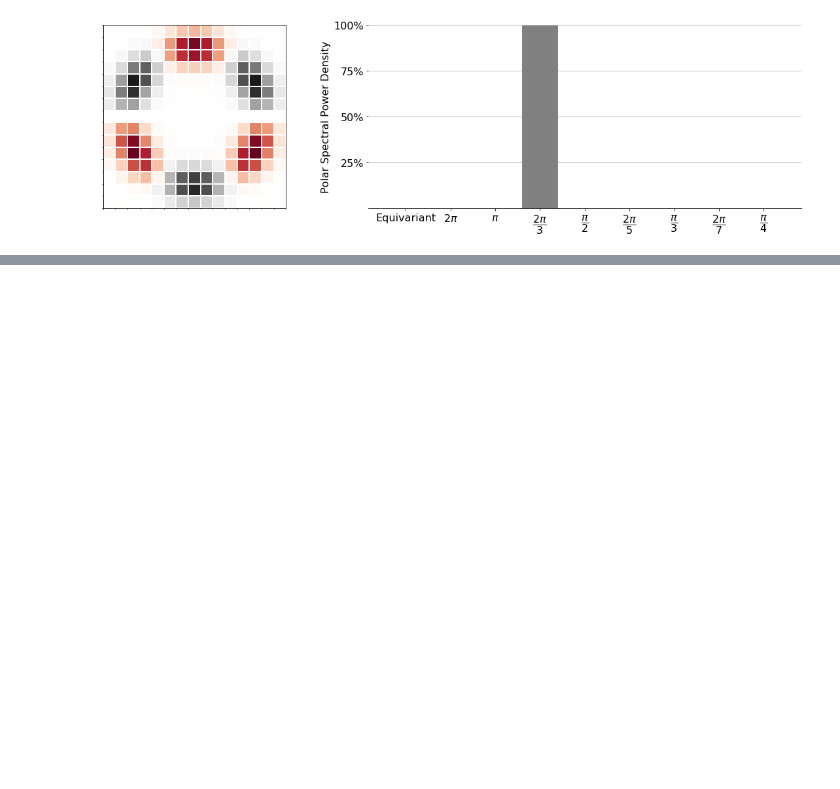
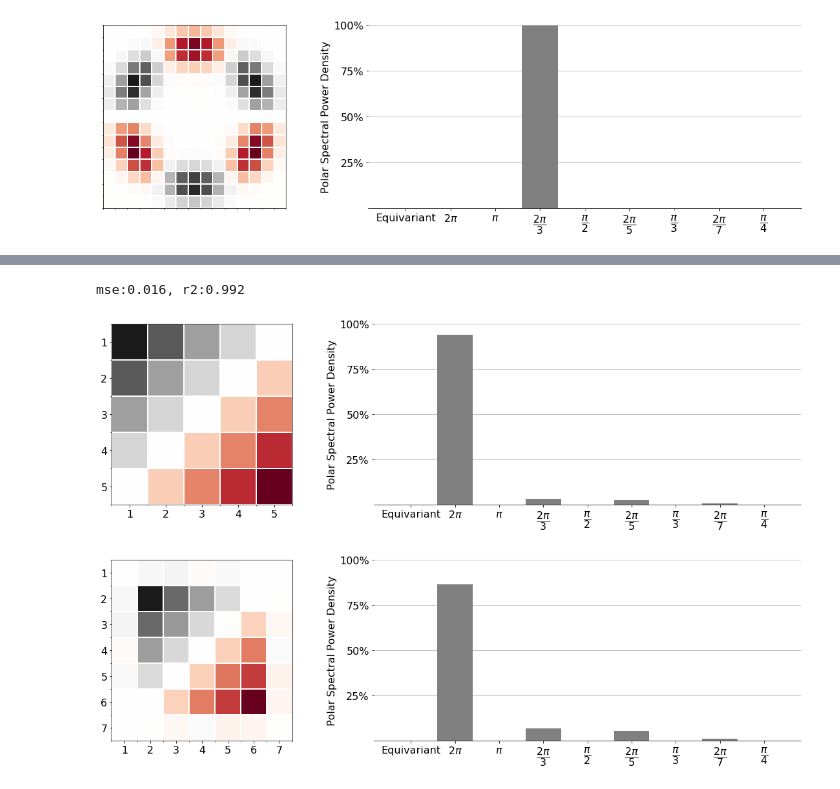
Before and after one commit to gabriel-lepetitaimon/steered-fcnn, a Jupyter notebook: OrientednessAnalysis.ipynb, the cells around one changed output, grey strips where cells are left out. Saved outputs shown, nothing was run; the diff lists cells and outputs as text; code cells hidden in the pictures; blank space fills up the shorter version.

```diff
--- a/OrientednessAnalysis.ipynb
+++ b/OrientednessAnalysis.ipynb
@@ -198,0 +216,15 @@ with np.printoptions(precision=3, suppress=True):
+# %%
+x = torch.linspace(-2,2,5)
+x,y = torch.meshgrid(x,x)
+K = x+y
+K = K.reshape(1,1,5,5)
+info = {}
+W = base.approximate_weights(K, info)
+# %%
+plot_filter(K[0,0], spd=True)
+plot_filter(info['y_approx'][0,0], spd=True)
+print(f'mse:{info["mse"]:.3f}, r2:{info["r2"]:.3f}')
+# %% [output]
+mse:0.016, r2:0.992
+[figure, added]
+[figure, added]
```
Also changed, not shown: parts of 20 cells of this notebook, 3 other files.
